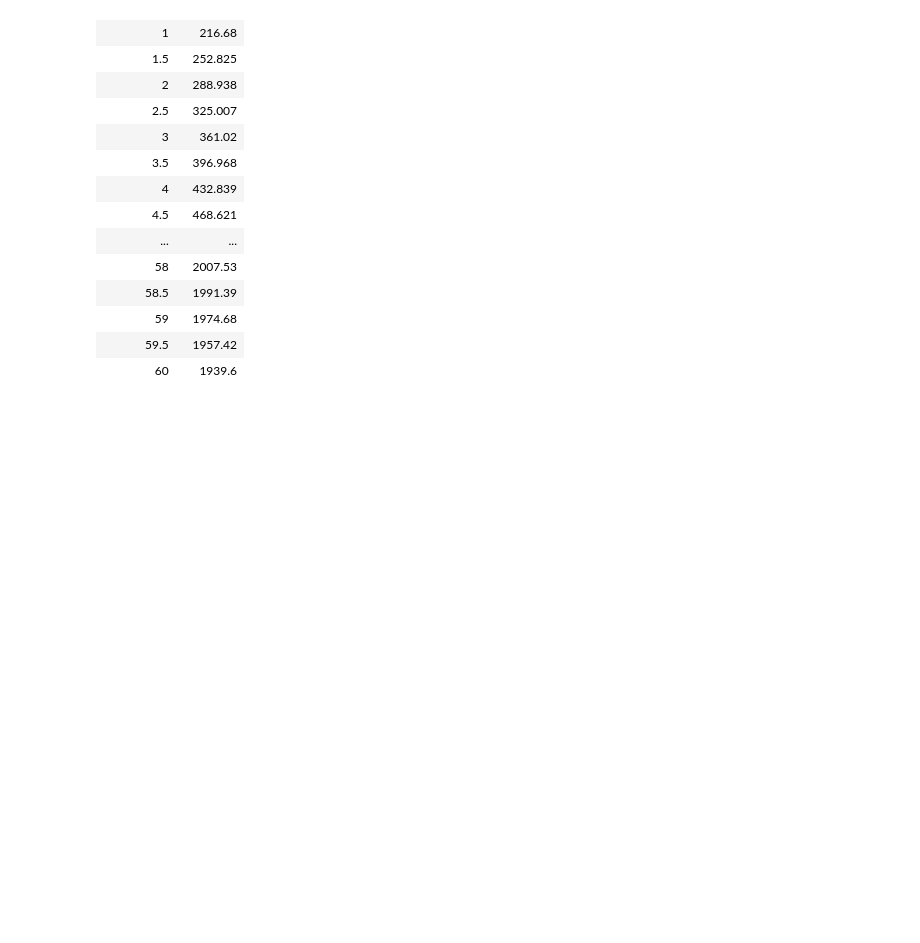
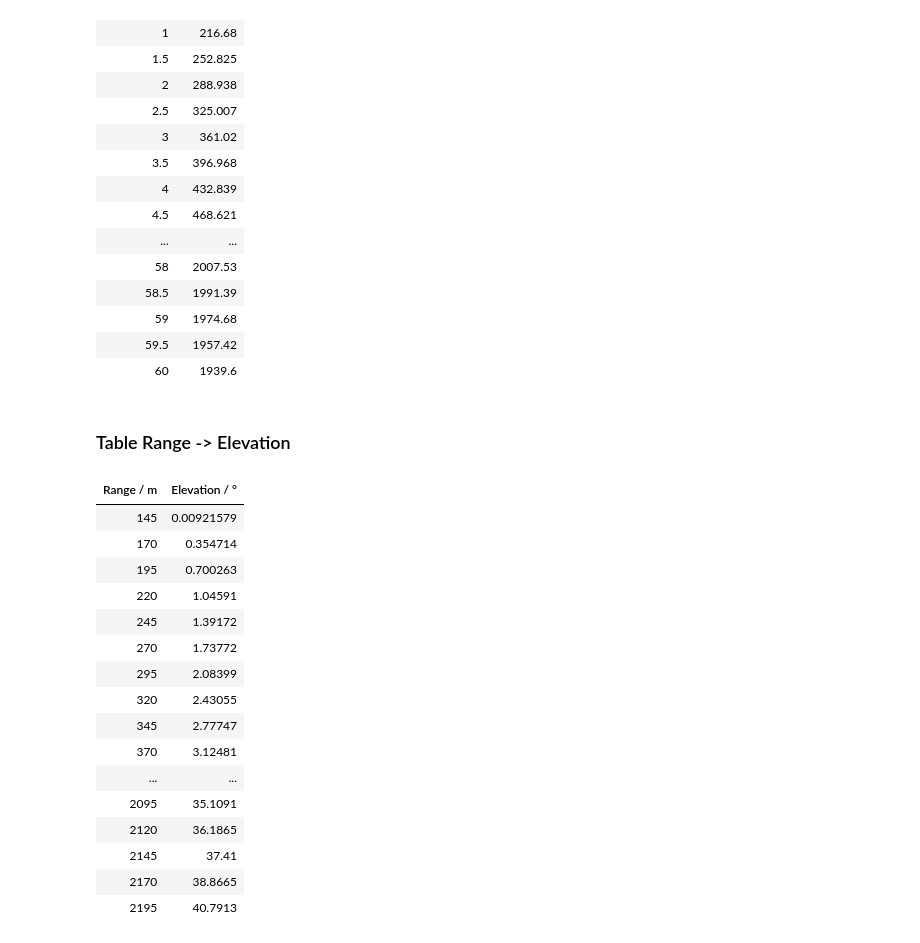
Before and after one commit to tanuki-bellydrum/squad-rocket-range-table, a Jupyter notebook: rocket_range_table.ipynb, the cells around one changed output. Cells and saved outputs as stored; diff of their text form; code cells hidden in the pictures; blank space fills up the shorter version.

Commit message:
Add inverse range table

```diff
--- a/rocket_range_table.ipynb
+++ b/rocket_range_table.ipynb
@@ -156,6 +158,10 @@ Text(40, -5000, 'Splines obviously useless\n outside sample range')
 # %%
 table_elevations = np.arange(0, 60.5, 0.5)
 table_ranges = weight_all * cos_sin(table_elevations  / 180.0 * np.pi) + offset_all
+
+table_ranges_inverse = np.arange(145, np.floor(weight_all / 2.0 + offset_all), 25)
+table_elevations_inverse = np.arcsin((table_ranges_inverse - offset_all) * 2 / weight_all) / 2 / np.pi * 180
+
 table = [(elevation, missile_range) for elevation, missile_range in zip(table_elevations, table_ranges)]
 display(HTML(tabulate.tabulate(table,
                                tablefmt='html',
@@ -178,3 +184,28 @@ display(HTML(tabulate.tabulate(table,
 | 59 | 1974.68 |
 | 59.5 | 1957.42 |
 | 60 | 1939.6 |
+# %% [markdown]
+### Table Range -> Elevation
+# %%
+table = [(missile_range, elevation) for missile_range, elevation in zip(table_ranges_inverse, table_elevations_inverse)]
+display(HTML(tabulate.tabulate(table,
+                               tablefmt='html',
+                               headers=('Range / m', 'Elevation / °'))))
+# %% [output]
+| Range / m | Elevation / ° |
+| 145 | 0.00921579 |
+| 170 | 0.354714 |
+| 195 | 0.700263 |
+| 220 | 1.04591 |
+| 245 | 1.39172 |
+| 270 | 1.73772 |
+| 295 | 2.08399 |
+| 320 | 2.43055 |
+| 345 | 2.77747 |
+| 370 | 3.12481 |
+| ... | ... |
+| 2095 | 35.1091 |
+| 2120 | 36.1865 |
+| 2145 | 37.41 |
+| 2170 | 38.8665 |
+| 2195 | 40.7913 |
```
Also changed, not shown: parts of 2 cells of this notebook.
